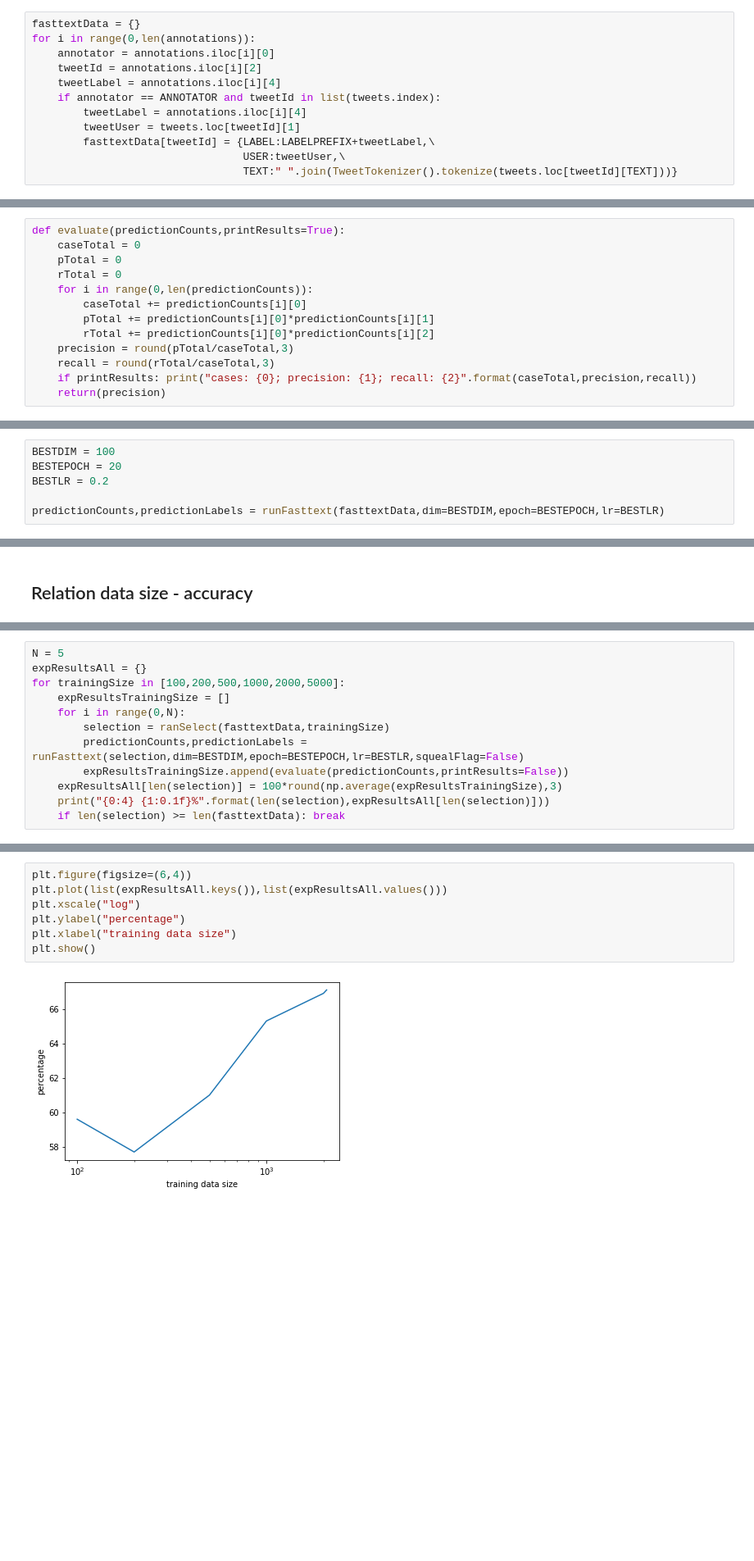
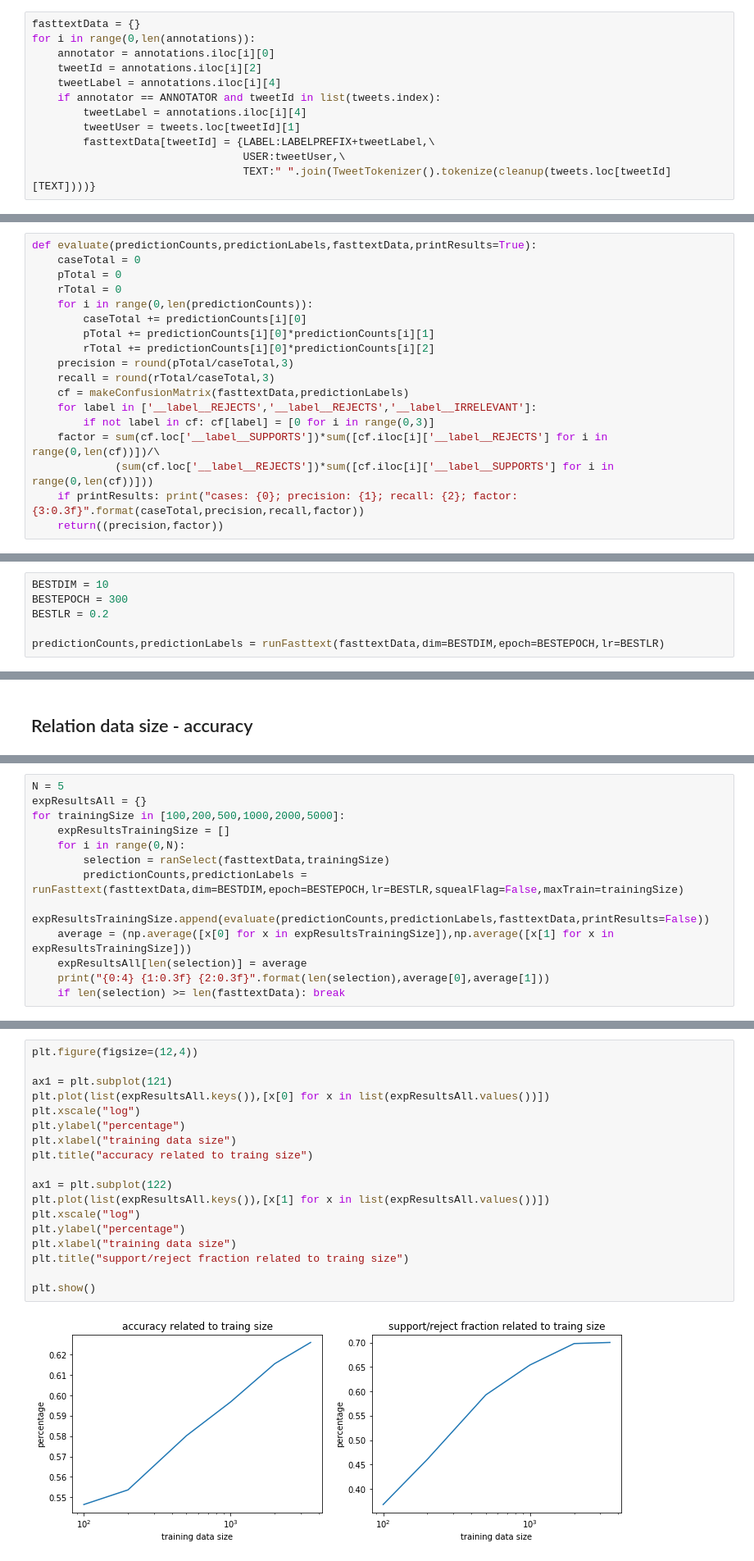
Before and after one commit to puregome/notebooks, a Jupyter notebook: fasttext.ipynb, the cells around one changed output, grey strips where cells are left out. Shown at 82% size. Cells and saved outputs as stored; diff of their text form; blank space fills up the shorter version.

```diff
--- a/fasttext.ipynb
+++ b/fasttext.ipynb
@@ -40,7 +47,7 @@ for i in range(0,len(annotations)):
         tweetUser = tweets.loc[tweetId][1]
         fasttextData[tweetId] = {LABEL:LABELPREFIX+tweetLabel,\
                                  USER:tweetUser,\
-                                 TEXT:" ".join(TweetTokenizer().tokenize(tweets.loc[tweetId][TEXT]))}
+                                 TEXT:" ".join(TweetTokenizer().tokenize(cleanup(tweets.loc[tweetId][TEXT])))}
 # %%
 outFile = open(FILEFASTTEXT,"w")
 seenTexts = {}
@@ -118,5 +148,5 @@ def runFasttext(fasttextData,dim=DIM,epoch=EPOCH,lr=LR,n=N,squealFlag=True):
 # %%
-def evaluate(predictionCounts,printResults=True):
+def evaluate(predictionCounts,predictionLabels,fasttextData,printResults=True):
     caseTotal = 0
     pTotal = 0
     rTotal = 0
@@ -126,8 +156,13 @@ def evaluate(predictionCounts,printResults=True):
         rTotal += predictionCounts[i][0]*predictionCounts[i][2]
     precision = round(pTotal/caseTotal,3)
     recall = round(rTotal/caseTotal,3)
-    if printResults: print("cases: {0}; precision: {1}; recall: {2}".format(caseTotal,precision,recall))
-    return(precision)
+    cf = makeConfusionMatrix(fasttextData,predictionLabels)
+    for label in ['__label__REJECTS','__label__REJECTS','__label__IRRELEVANT']:
+        if not label in cf: cf[label] = [0 for i in range(0,3)]
+    factor = sum(cf.loc['__label__SUPPORTS'])*sum([cf.iloc[i]['__label__REJECTS'] for i in range(0,len(cf))])/\
+             (sum(cf.loc['__label__REJECTS'])*sum([cf.iloc[i]['__label__SUPPORTS'] for i in range(0,len(cf))]))
+    if printResults: print("cases: {0}; precision: {1}; recall: {2}; factor: {3:0.3f}".format(caseTotal,precision,recall,factor))
+    return((precision,factor))
 # %% [markdown]
 ## Grid search
 # %%
@@ -173,8 +229,8 @@ for dim in [10,20,50,100,200,300]:
 # %% [markdown]
 ## Run with best parameters
 # %%
-BESTDIM = 100
-BESTEPOCH = 20
+BESTDIM = 10
+BESTEPOCH = 300
 BESTLR = 0.2
 
 predictionCounts,predictionLabels = runFasttext(fasttextData,dim=BESTDIM,epoch=BESTEPOCH,lr=BESTLR)
@@ -271,9 +313,10 @@ for trainingSize in [100,200,500,1000,2000,5000]:
     expResultsTrainingSize = []
     for i in range(0,N):
         selection = ranSelect(fasttextData,trainingSize)
-        predictionCounts,predictionLabels = runFasttext(selection,dim=BESTDIM,epoch=BESTEPOCH,lr=BESTLR,squealFlag=False)
-        expResultsTrainingSize.append(evaluate(predictionCounts,printResults=False))
-    expResultsAll[len(selection)] = 100*round(np.average(expResultsTrainingSize),3)
-    print("{0:4} {1:0.1f}%".format(len(selection),expResultsAll[len(selection)]))
+        predictionCounts,predictionLabels = runFasttext(fasttextData,dim=BESTDIM,epoch=BESTEPOCH,lr=BESTLR,squealFlag=False,maxTrain=trainingSize)
+        expResultsTrainingSize.append(evaluate(predictionCounts,predictionLabels,fasttextData,printResults=False))
+    average = (np.average([x[0] for x in expResultsTrainingSize]),np.average([x[1] for x in expResultsTrainingSize]))
+    expResultsAll[len(selection)] = average
+    print("{0:4} {1:0.3f} {2:0.3f}".format(len(selection),average[0],average[1]))
     if len(selection) >= len(fasttextData): break
 # %% [output]
@@ -286,12 +329,23 @@ for trainingSize in [100,200,500,1000,2000,5000]:
 # %%
-plt.figure(figsize=(6,4))
-plt.plot(list(expResultsAll.keys()),list(expResultsAll.values()))
+plt.figure(figsize=(12,4))
+
+ax1 = plt.subplot(121)
+plt.plot(list(expResultsAll.keys()),[x[0] for x in list(expResultsAll.values())])
 plt.xscale("log")
 plt.ylabel("percentage")
 plt.xlabel("training data size")
+plt.title("accuracy related to traing size")
+
+ax1 = plt.subplot(122)
+plt.plot(list(expResultsAll.keys()),[x[1] for x in list(expResultsAll.values())])
+plt.xscale("log")
+plt.ylabel("percentage")
+plt.xlabel("training data size")
+plt.title("support/reject fraction related to traing size")
+
 plt.show()
 # %% [output]
-[figure, old version]
+[figure, new version]
 # %% [markdown]
 ## Classifying unlabeled tweets
 # %%
```
Also changed, not shown: parts of 27 cells of this notebook.
